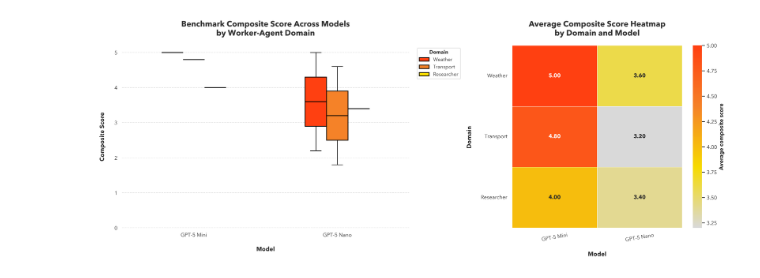
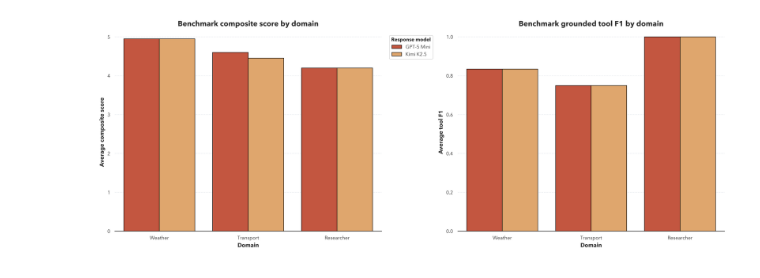
Before and after one commit to Silvestre17/LISBOA_MultiAgentSystem, a Jupyter notebook: eval/benchmark_ablation_analysis.ipynb, the cells around one changed output. Cells and saved outputs as stored; diff of their text form; code cells hidden in the pictures.

Commit message:
Agent V5 - 26/03/2026 (Eval w/Kimi 2.5)

```diff
--- a/eval/benchmark_ablation_analysis.ipynb
+++ b/eval/benchmark_ablation_analysis.ipynb
@@ -807,67 +1077,53 @@ display(benchmark_query_view.round(6))
 # %%
 # ==========================================================================
-# Benchmark plots
+# Benchmark plots: quality and grounding
 # ==========================================================================
-benchmark_heatmap = (
-    benchmark_df.pivot_table(
-        index='domain_label',
-        columns='response_model_label',
-        values='composite_score',
-        aggfunc='mean',
-    )
-    .reindex(index=benchmark_domain_order, columns=benchmark_model_order)
+fig, axes = plt.subplots(1, 2, figsize=(18, 6.8), dpi=EXPORT_DPI, facecolor="white")
+
+sns.barplot(
+    data=benchmark_summary,
+    x="domain_label",
+    y="avg_composite_score",
+    hue="response_model_label",
+    order=benchmark_domain_order,
+    hue_order=benchmark_model_order,
+    palette=benchmark_model_palette,
+    edgecolor="black",
+    linewidth=0.9,
+    ax=axes[0],
 )
+style_axis(
+    axes[0],
+    "Benchmark composite score by domain",
+    "Domain",
+    "Average composite score",
+    y_limits=(0, 5.1),
+)
+style_legend(axes[0], "Response model")
 
-fig, axes = plt.subplots(
-    1,
-    2,
-    figsize=(18, 7),
-    dpi=EXPORT_DPI,
-    gridspec_kw={'width_ratios': [1.35, 1]},
-    facecolor='white',
-)
-
-build_metric_boxplot(
-    axes[0],
-    benchmark_df,
-    x='response_model_label',
-    y='composite_score',
-    hue='domain_label',
-    palette=DOMAIN_PALETTE,
-    order=benchmark_model_order,
-    hue_order=benchmark_domain_order,
-    title='Benchmark Composite Score Across Models\nby Worker-Agent Domain',
-    xlabel='Model',
-    ylabel='Composite Score',
-    y_limits=(0, 5.2),
-    legend_title='Domain',
-    show_legend=True,
-)
-
-sns.heatmap(
-    benchmark_heatmap,
-    annot=True,
-    fmt='.2f',
-    cmap=sns.blend_palette([LIGHT_GREY, ACCENT_YELLOW, SECONDARY_ORANGE, PRIMARY_RED], as_cmap=True),
-    linewidths=0.6,
-    linecolor='white',
-    cbar_kws={'label': 'Average composite score'},
-    annot_kws={'fontsize': 11, 'fontweight': 'bold'},
+sns.barplot(
+    data=benchmark_summary,
+    x="domain_label",
+    y="avg_tool_f1",
+    hue="response_model_label",
+    order=benchmark_domain_order,
+    hue_order=benchmark_model_order,
+    palette=benchmark_model_palette,
+    edgecolor="black",
+    linewidth=0.9,
     ax=axes[1],
 )
 style_axis(
     axes[1],
-    'Average Composite Score Heatmap\nby Domain and Model',
-    'Model',
-    'Domain',
-    rotate_xticks=10,
-    show_y_grid=False,
+    "Benchmark grounded tool F1 by domain",
+    "Domain",
+    "Average tool F1",
+    y_limits=(0, 1.02),
 )
-axes[1].tick_params(axis='y', rotation=0)
-axes[1].collections[0].colorbar.ax.yaxis.label.set_fontweight('bold')
-axes[1].collections[0].colorbar.ax.yaxis.label.set_size(11)
+if axes[1].legend_ is not None:
+    axes[1].legend_.remove()
 
 plt.tight_layout()
-save_figure('benchmark_score_overview', fig)
+save_figure("benchmark_quality_grounding", fig)
 plt.show()
 # %% [output]
@@ -875,2 +1131,2 @@ Exported: benchmark_score_overview.svg
-[figure, old version]
+[figure, new version]
 # %%
```
Also changed, not shown: parts of 20 cells of this notebook, 25 other files.
